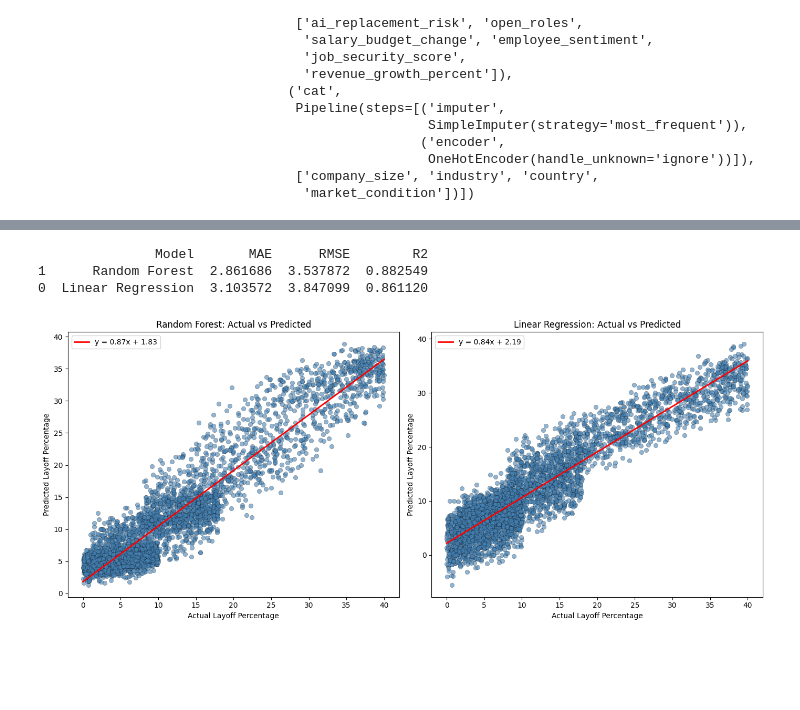
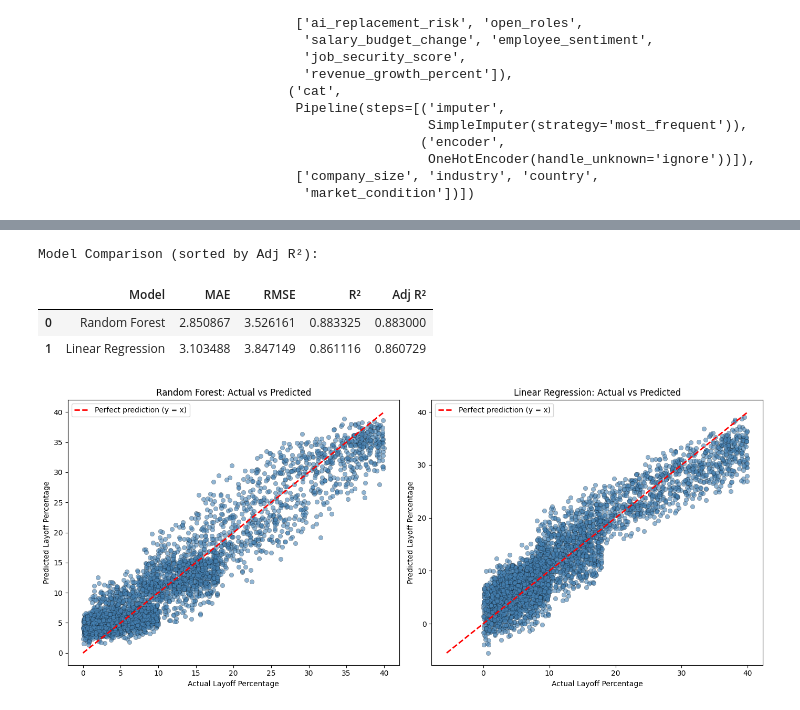
Before and after one commit to Ishasavani1402/Machin_Learning, a Jupyter notebook: LAYOFF_COUNT_PREDICTION/ml.ipynb, the cells around one changed output, grey strips where cells are left out. Saved outputs shown, nothing was run; the diff lists cells and outputs as text; code cells hidden in the pictures; blank space fills up the shorter version.

```diff
--- a/LAYOFF_COUNT_PREDICTION/ml.ipynb
+++ b/LAYOFF_COUNT_PREDICTION/ml.ipynb
@@ -225,8 +225,6 @@ ColumnTransformer(transformers=[('num',
                                   'market_condition'])])
 # %%
 def evaluate_model(model, model_name):
-    """
-    """
     train_preds = model.predict(X_train)
     test_preds  = model.predict(X_test)
 
@@ -269,8 +289,6 @@ linear_pipeline.fit(X_train, y_train)
 
 linear_predictions = evaluate_model(
     linear_pipeline,
-    X_test,
-    y_test,
     "Linear Regression"
 )
 
@@ -291,8 +309,6 @@ rf_pipeline.fit(X_train, y_train)
 
 rf_predictions = evaluate_model(
     rf_pipeline,
-    X_test,
-    y_test,
     "Random Forest Regressor"
 )
 # %% [output]
@@ -312,55 +332,53 @@ R²   : 0.8825
 # %%
+n, p = X_test.shape
+
+def adj_r2(r2_val):
+    return 1 - (1 - r2_val) * (n - 1) / (n - p - 1)
+
 results = pd.DataFrame({
-
-    "Model": [
-        "Linear Regression",
-        "Random Forest"
-    ],
-
-    "MAE": [
-        mean_absolute_error(y_test, linear_predictions),
-        mean_absolute_error(y_test, rf_predictions)
-    ],
-
-    "RMSE": [
-        np.sqrt(mean_squared_error(y_test, linear_predictions)),
-        np.sqrt(mean_squared_error(y_test, rf_predictions))
-    ],
-
-    "R2": [
-        r2_score(y_test, linear_predictions),
-        r2_score(y_test, rf_predictions)
-    ]
+    "Model":   ["Linear Regression", "Random Forest"],
+    "MAE":     [mean_absolute_error(y_test, linear_predictions),
+                mean_absolute_error(y_test, rf_predictions)],
+    "RMSE":    [np.sqrt(mean_squared_error(y_test, linear_predictions)),
+                np.sqrt(mean_squared_error(y_test, rf_predictions))],
+    "R²":      [r2_score(y_test, linear_predictions),
+                r2_score(y_test, rf_predictions)],
+    "Adj R²":  [adj_r2(r2_score(y_test, linear_predictions)),   # ✅ Adjusted R²
+                adj_r2(r2_score(y_test, rf_predictions))],
 })
 
-print("\n")
-print(results.sort_values("R2", ascending=False))
+print("\nModel Comparison (sorted by Adj R²):")
+display(results.sort_values("Adj R²", ascending=False).reset_index(drop=True))
 # %% [output]
-               Model       MAE      RMSE        R2
-1      Random Forest  2.861686  3.537872  0.882549
-0  Linear Regression  3.103572  3.847099  0.861120
+Model Comparison (sorted by Adj R²):
+|  | Model | MAE | RMSE | R² | Adj R² |
+| 0 | Random Forest | 2.850867 | 3.526161 | 0.883325 | 0.883000 |
+| 1 | Linear Regression | 3.103488 | 3.847149 | 0.861116 | 0.860729 |
 # %%
 fig, axes = plt.subplots(1, 2, figsize=(14, 6))
 
 for ax, predictions, title in zip(
     axes,
     [rf_predictions, linear_predictions],
-    ["Random Forest: Actual vs Predicted", "Linear Regression: Actual vs Predicted"]
+    ["Random Forest", "Linear Regression"]
 ):
-    ax.scatter(y_test, predictions, alpha=0.6, color="steelblue", edgecolors="k", linewidths=0.3)
+    ax.scatter(y_test, predictions, alpha=0.6,
+               color="steelblue", edgecolors="k", linewidths=0.3)
 
-    # ── Regression line ──────────────────────────────
-    m, b = np.polyfit(y_test, predictions, 1)          # slope, intercept
-    x_line = np.linspace(y_test.min(), y_test.max(), 100)
-    ax.plot(x_line, m * x_line + b, color="red", linewidth=2, label=f"y = {m:.2f}x + {b:.2f}")
-    # ─────────────────────────────────────────────────
+    # ✅ fix 6: y = x is the correct reference line (perfect prediction)
+    #           old code used np.polyfit → was a trend line, not a reference
+    min_val = min(y_test.min(), predictions.min())
+    max_val = max(y_test.max(), predictions.max())
+    ax.plot([min_val, max_val], [min_val, max_val],
+            color="red", linewidth=2, linestyle="--",
+            label="Perfect prediction (y = x)")
 
     ax.set_xlabel("Actual Layoff Percentage")
     ax.set_ylabel("Predicted Layoff Percentage")
-    ax.set_title(title)
+    ax.set_title(f"{title}: Actual vs Predicted")
     ax.legend()
 
 plt.tight_layout()
 plt.show()
 # %% [output]
-[figure, old version]
+[figure, new version]
```
Also changed, not shown: parts of 5 cells of this notebook.
